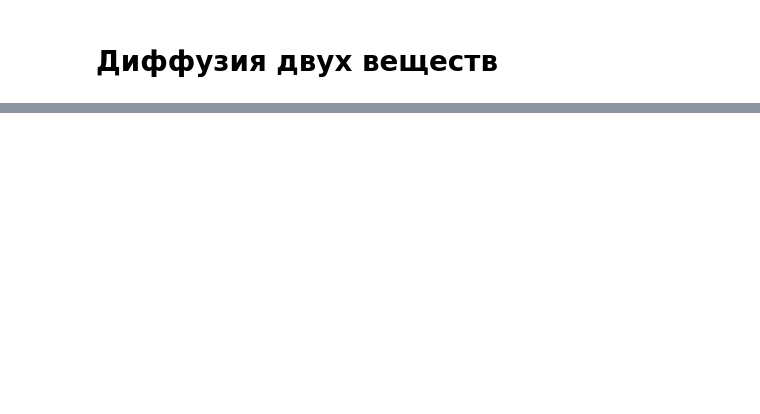
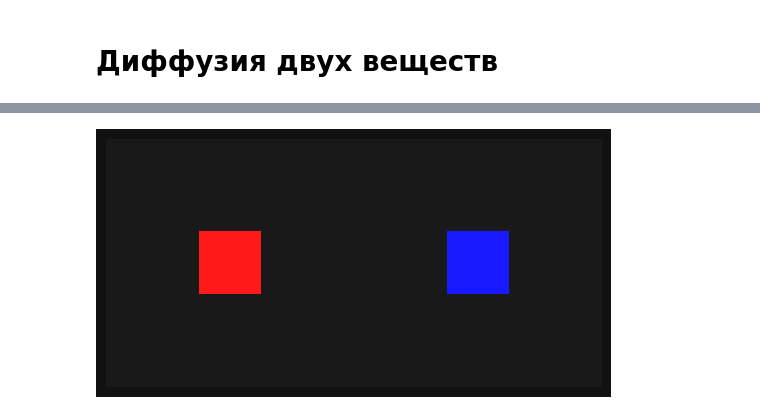
Before and after one commit to ordevoir/Systems_Modeling, a Jupyter notebook: CA_Diffusion.ipynb, the cells around one changed output, grey strips where cells are left out. Saved outputs shown, nothing was run; the diff lists cells and outputs as text; code cells hidden in the pictures; blank space fills up the shorter version.

```diff
--- a/CA_Diffusion.ipynb
+++ b/CA_Diffusion.ipynb
@@ -111,22 +122,20 @@ u2[r0:r1, c0_right:c1_right] = 1.0     # заполняем правый ква
 # %%
+def make_rgb(u1, u2, base_gray=0.1):
+    """Преобразуем два поля концентраций в RGB-картинку так,
+    чтобы пиксели с веществами не были темнее фонового серого.
+    """
+    # логарифмическое шкалирование концентраций
+    r = log_scale(u1)  # [0, 1]
+    b = log_scale(u2)  # [0, 1]
 
-def log_scale(u, eps=1e-6, k=100.0):
-    u_clip = np.clip(u, 0.0, None)
-    v = np.log1p(k * u_clip) / np.log1p(k)
-    return v
+    # "чистый" цвет от веществ (без фона)
+    color = np.zeros((H, W, 3), dtype=float)
+    color[..., 0] = r      # красный канал — вещество 1
+    color[..., 2] = b      # синий канал — вещество 2
 
-def make_rgb(u1, u2):
-    rgb = np.zeros((H, W, 3), dtype=float)
-    rgb[..., 0] = log_scale(u1)  # красный канал — вещество 1
-    rgb[..., 2] = log_scale(u2)  # синий канал — вещество 2
+    # добавляем цвет поверх серого фона:
+    # при r=b=0 получаем ровно [base_gray, base_gray, base_gray],
+    # при r или b → 1 получаем до [1, 0, 1] и т.д.
+    rgb = base_gray + (1.0 - base_gray) * color
+
     return rgb
-
-%matplotlib notebook
-
-fig, ax = plt.subplots()
-img = make_rgb(u1, u2)
-im = ax.imshow(img, interpolation="nearest")
-ax.set_title("Diffusion of two substances in a box (step 0)")
-ax.set_xticks([])
-ax.set_yticks([])
-plt.show()
@@ -134,0 +142,12 @@ Warning: Cannot change to a different GUI toolkit: nbagg. Using qt instead.
+# %%
+import matplotlib.pyplot as plt
+
+%matplotlib inline
+fig, ax = plt.subplots()
+img = make_rgb(u1, u2)
+im = ax.imshow(img, interpolation="nearest")
+ax.set_axis_off()
+fig.patch.set_facecolor("#111111")
+plt.show()
+# %% [output]
+[figure, added]
```
Also changed, not shown: parts of 28 cells of this notebook, 1 other file.
